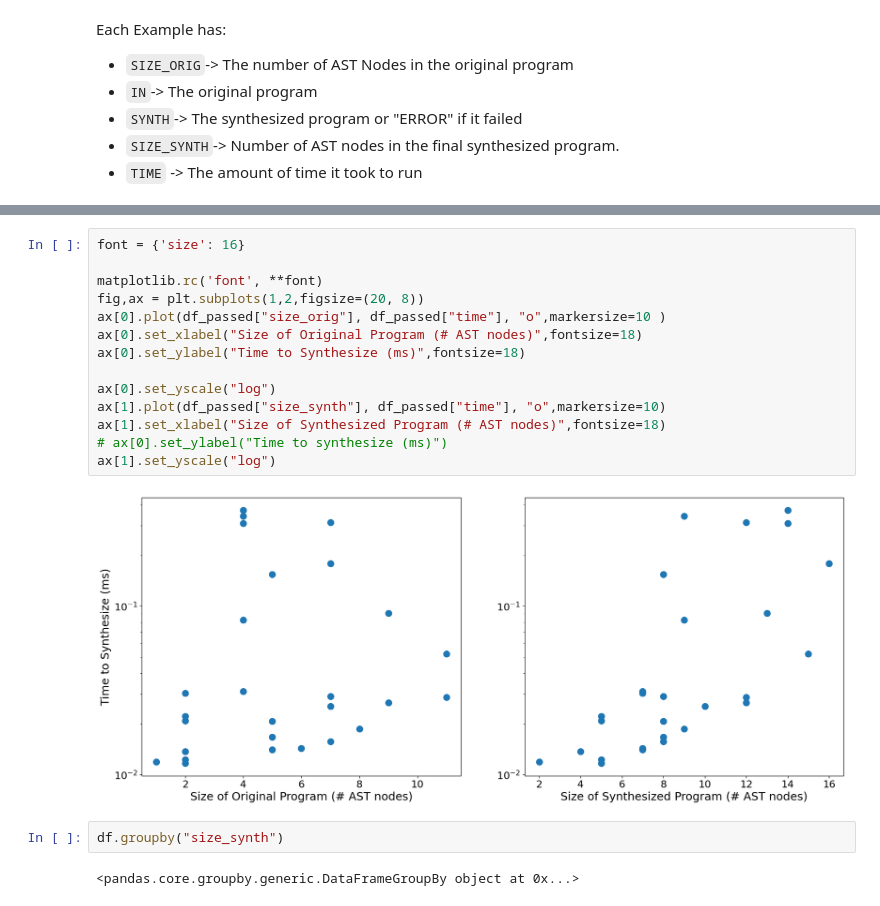
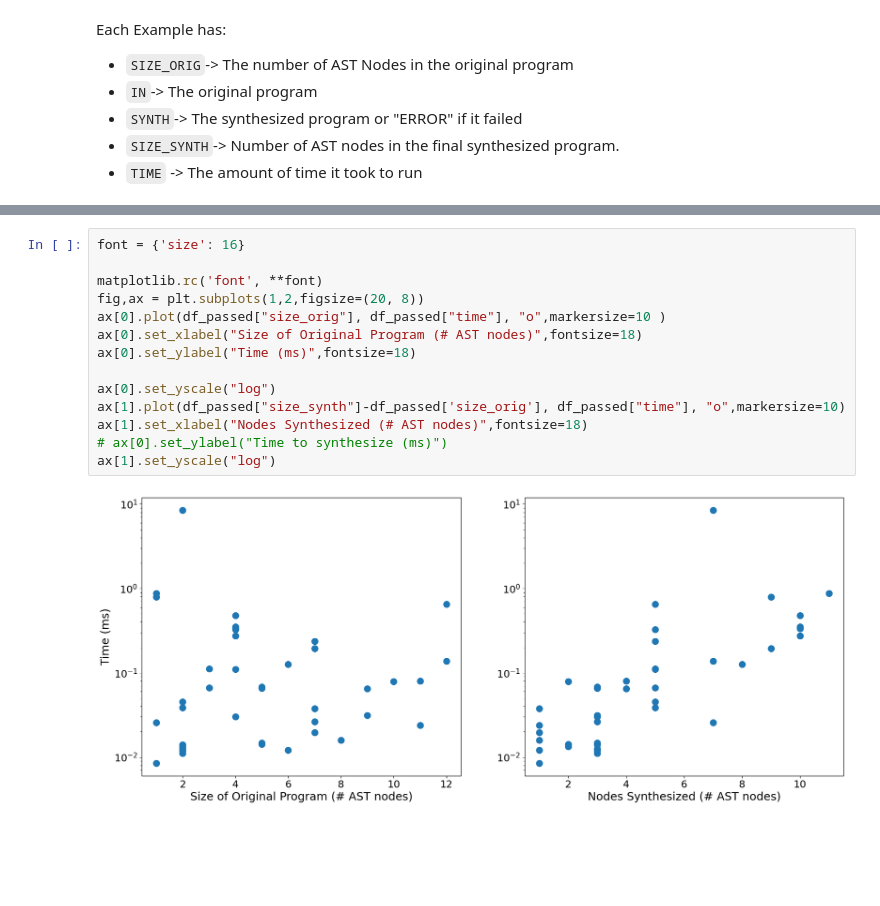
Before and after one commit to andreyyao/CS703, a Jupyter notebook: calc_results.ipynb, the cells around one changed output, grey strips where cells are left out. Drawn from its saved outputs; the diff is of its cells as text; blank space fills up the shorter version.

```diff
--- a/calc_results.ipynb
+++ b/calc_results.ipynb
@@ -83,20 +86,16 @@ Failed:
 # %%
 font = {'size': 16}
 
 matplotlib.rc('font', **font)
 fig,ax = plt.subplots(1,2,figsize=(20, 8))
 ax[0].plot(df_passed["size_orig"], df_passed["time"], "o",markersize=10 )
 ax[0].set_xlabel("Size of Original Program (# AST nodes)",fontsize=18)
-ax[0].set_ylabel("Time to Synthesize (ms)",fontsize=18)
+ax[0].set_ylabel("Time (ms)",fontsize=18)
 
 ax[0].set_yscale("log")
-ax[1].plot(df_passed["size_synth"], df_passed["time"], "o",markersize=10)
-ax[1].set_xlabel("Size of Synthesized Program (# AST nodes)",fontsize=18)
+ax[1].plot(df_passed["size_synth"]-df_passed['size_orig'], df_passed["time"], "o",markersize=10)
+ax[1].set_xlabel("Nodes Synthesized (# AST nodes)",fontsize=18)
 # ax[0].set_ylabel("Time to synthesize (ms)")
 ax[1].set_yscale("log")
 # %% [output]
-[figure, old version]
+[figure, new version]
-# %%
-df.groupby("size_synth")
-# %% [output]
-<pandas.core.groupby.generic.DataFrameGroupBy object at 0x...>
```
Also changed, not shown: parts of 4 cells of this notebook, 29 other files.
